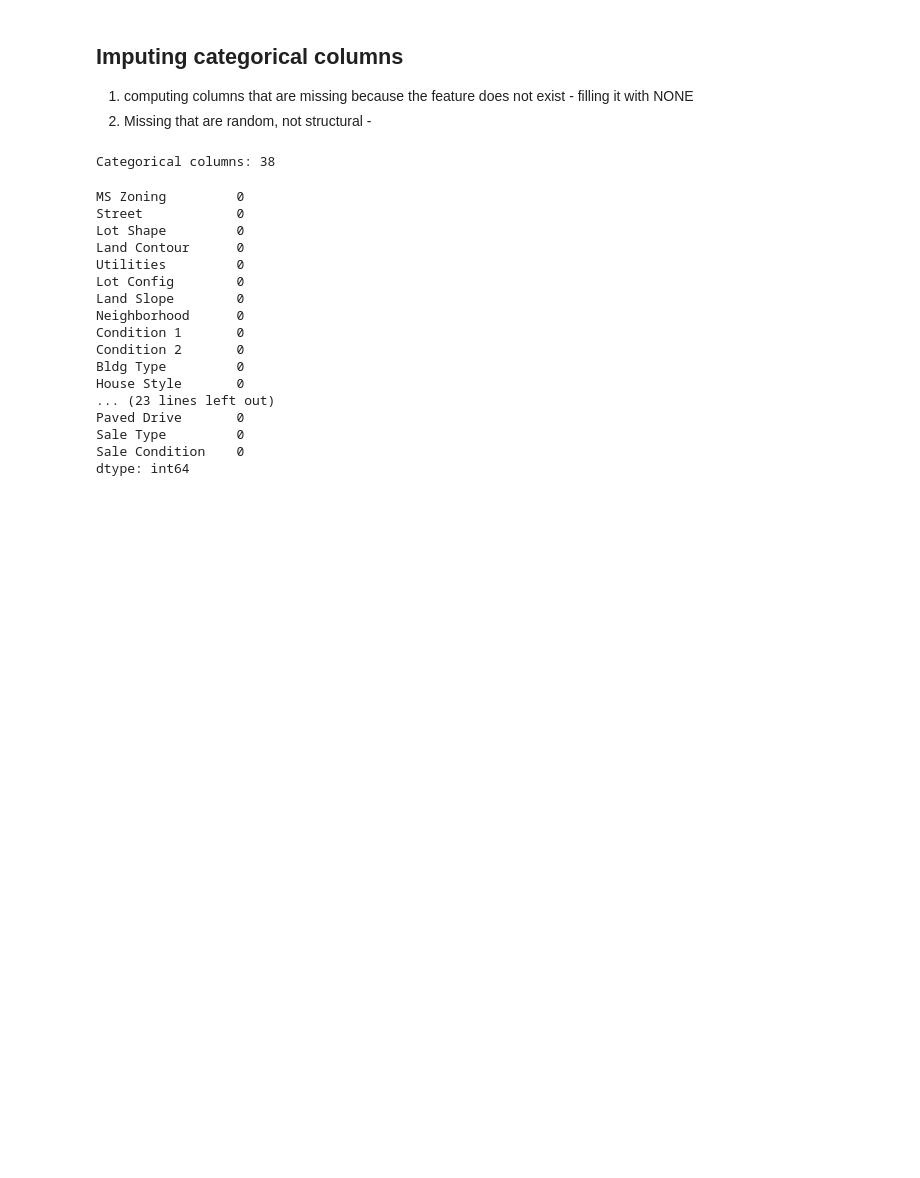
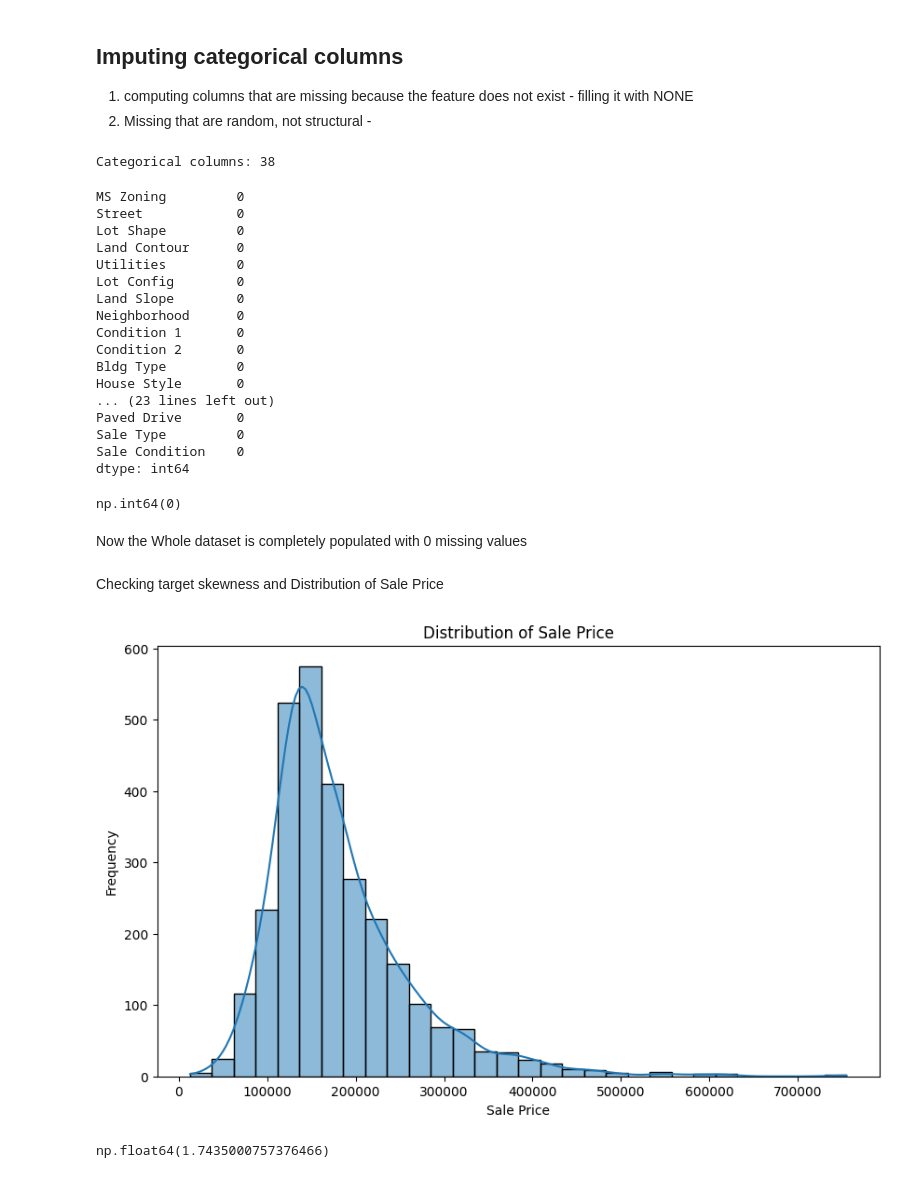
Before and after one commit to codebynishhhi/house_price_prediction, a Jupyter notebook: notebooks/exploration.ipynb, the cells around one changed output. Saved outputs shown, nothing was run; the diff lists cells and outputs as text; code cells hidden in the pictures; blank space fills up the shorter version.

```diff
--- a/notebooks/exploration.ipynb
+++ b/notebooks/exploration.ipynb
@@ -631,3 +615,25 @@ Paved Drive       0
 Sale Type         0
 Sale Condition    0
 dtype: int64
+# %%
+df.isnull().sum().sum()
+# %% [output]
+np.int64(0)
+# %% [markdown]
+Now the Whole dataset is completely populated with 0 missing values
+# %% [markdown]
+Checking target skewness and Distribution of Sale Price
+# %%
+plt.figure(figsize=(10,6))
+sns.histplot(df['SalePrice'], kde=True, bins=30)
+plt.title('Distribution of Sale Price')
+plt.xlabel('Sale Price')
+plt.ylabel('Frequency')
+plt.show()
+# %% [output]
+[figure, added]
+# %%
+# checking skewness
+df['SalePrice'].skew()
+# %% [output]
+np.float64(1.7435000757376466)
```
Also changed, not shown: parts of 8 cells of this notebook.
